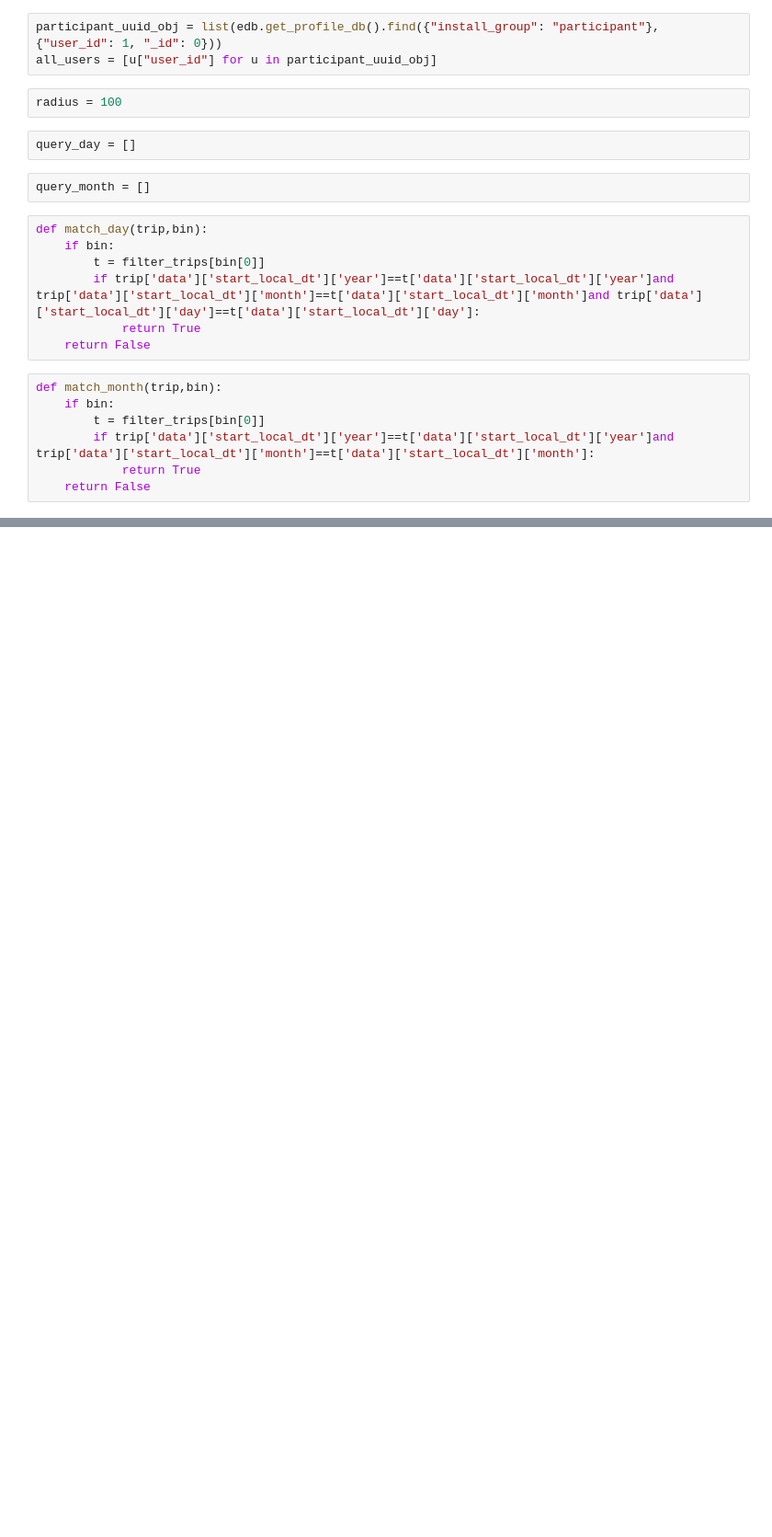
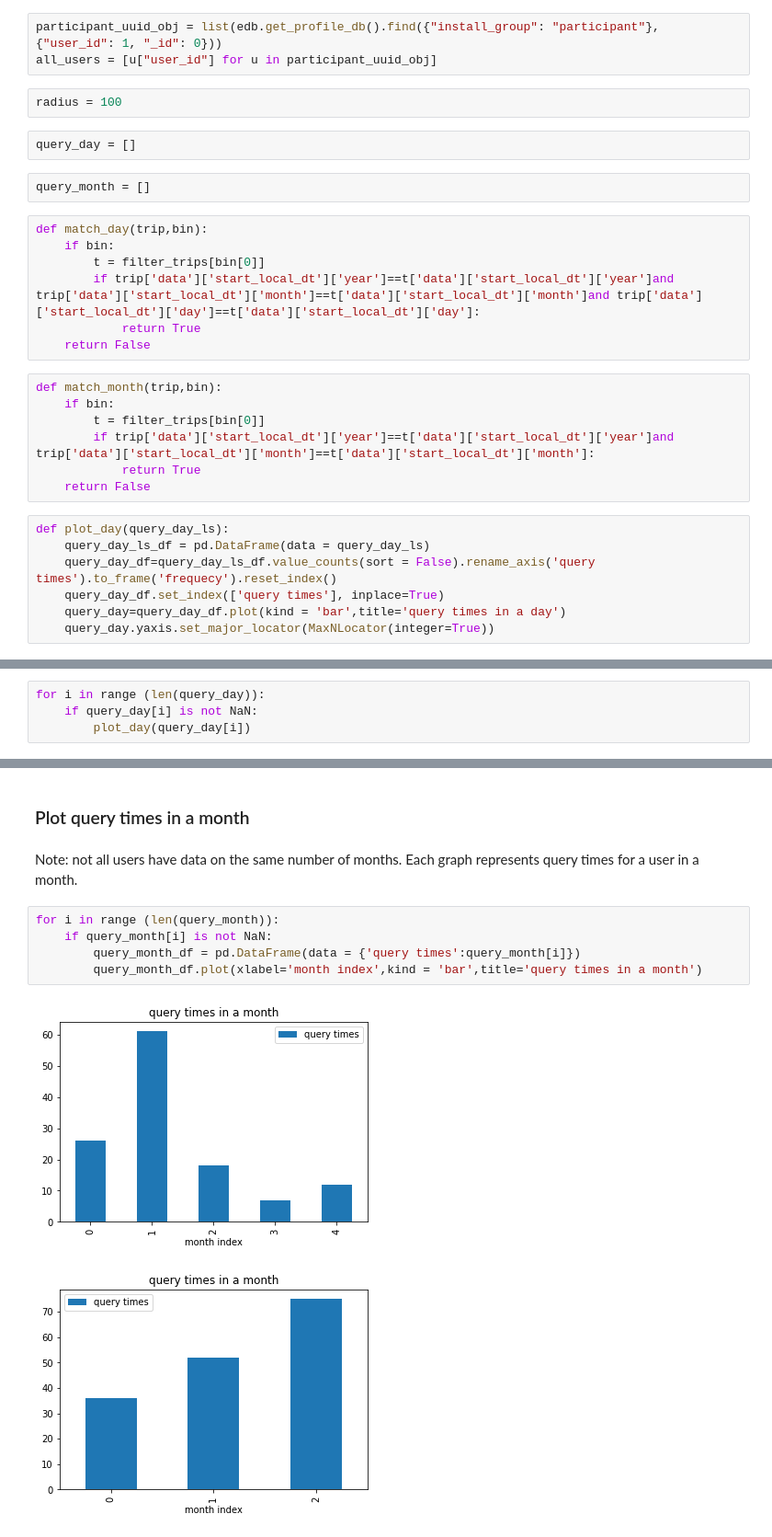
Before and after one commit to e-mission/e-mission-eval-private-data, a Jupyter notebook: tour_model_eval/query_times_all_users.ipynb, the cells around one changed output, grey strips where cells are left out. Shown: that part at 92% size. Drawn from its saved outputs; the diff is of its cells as text; blank space fills up the shorter version.

Commit message:
plot all data for all valid users

```diff
--- a/tour_model_eval/query_times_all_users.ipynb
+++ b/tour_model_eval/query_times_all_users.ipynb
@@ -39,6 +41,13 @@ def match_month(trip,bin):
         if trip['data']['start_local_dt']['year']==t['data']['start_local_dt']['year']and trip['data']['start_local_dt']['month']==t['data']['start_local_dt']['month']:
             return True
     return False
+# %%
+def plot_day(query_day_ls):
+    query_day_ls_df = pd.DataFrame(data = query_day_ls)
+    query_day_df=query_day_ls_df.value_counts(sort = False).rename_axis('query times').to_frame('frequecy').reset_index()
+    query_day_df.set_index(['query times'], inplace=True)
+    query_day=query_day_df.plot(kind = 'bar',title='query times in a day')
+    query_day.yaxis.set_major_locator(MaxNLocator(integer=True))
 # %%
 for i in range(len(all_users)):
     user = all_users[i]
@@ -120,0 +175,4 @@ df.plot(kind = 'bar')
+# %%
+for i in range (len(query_day)):
+    if query_day[i] is not NaN:
+        plot_day(query_day[i])
@@ -120,0 +191,12 @@ df.plot(kind = 'bar')
+# %% [markdown]
+### Plot query times in a month
+# %% [markdown]
+Note: not all users have data on the same number of months. Each graph represents query times for a user in a month.
+# %%
+for i in range (len(query_month)):
+    if query_month[i] is not NaN:
+        query_month_df = pd.DataFrame(data = {'query times':query_month[i]})
+        query_month_df.plot(xlabel='month index',kind = 'bar',title='query times in a month')
+# %% [output]
+[figure, added]
+[figure, added]
```
Also changed, not shown: parts of 13 cells of this notebook, 2 other files.
